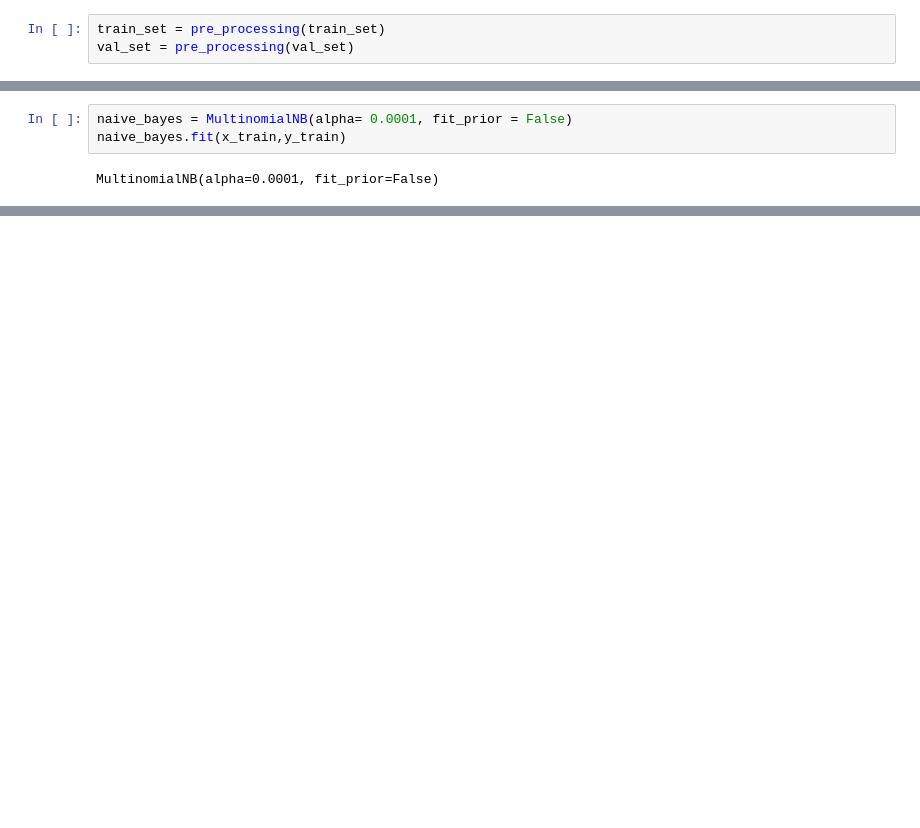
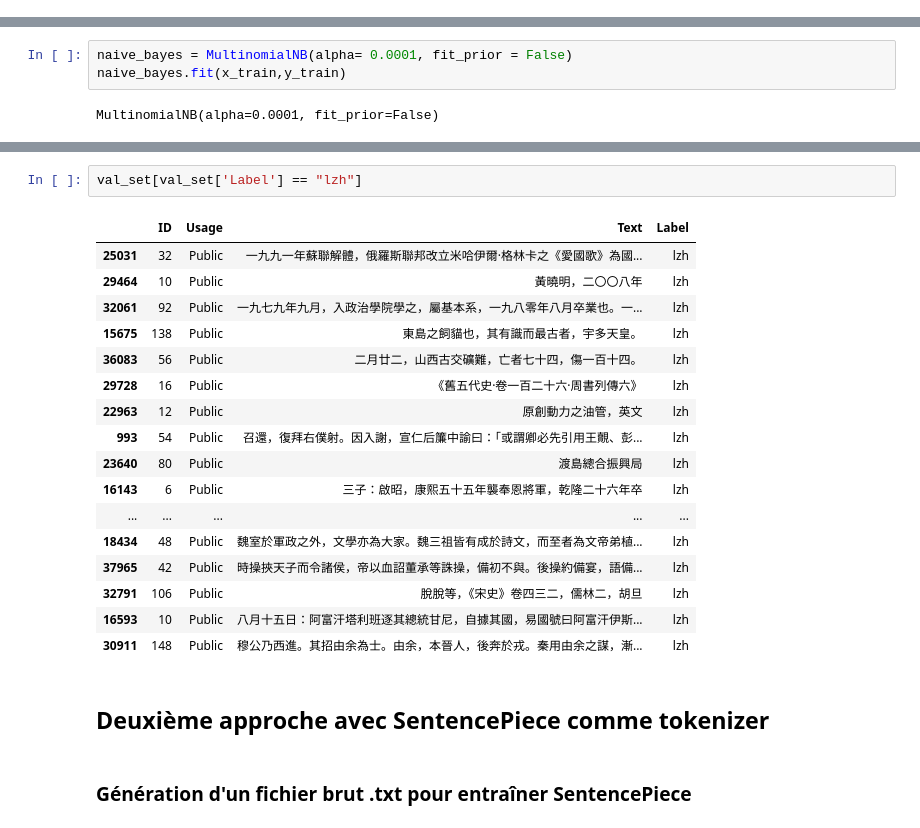
Before and after one commit to paullebolloch/kaggle_nlp, a Jupyter notebook: version_hippo.ipynb, the cells around one changed output, grey strips where cells are left out. Drawn from its saved outputs; the diff is of its cells as text; blank space fills up the shorter version.

```diff
--- a/version_hippo.ipynb
+++ b/version_hippo.ipynb
@@ -163,5 +177,2 @@ def pre_processing(df):
 
     return df
-# %%
-train_set = pre_processing(train_set)
-val_set = pre_processing(val_set)
@@ -213,0 +265,24 @@ Il faut supprimer toute la ponctuation, les chiffres, les parenthèses, les lien
+# %%
+val_set[val_set['Label'] == "lzh"]
+# %% [output]
+|  | ID | Usage | Text | Label |
+| 25031 | 32 | Public | 一九九一年蘇聯解體，俄羅斯聯邦改立米哈伊爾·格林卡之《愛國歌》為國... | lzh |
+| 29464 | 10 | Public | 黃曉明，二〇〇八年 | lzh |
+| 32061 | 92 | Public | 一九七九年九月，入政治學院學之，屬基本系，一九八零年八月卒業也。一... | lzh |
+| 15675 | 138 | Public | 東島之飼貓也，其有識而最古者，宇多天皇。 | lzh |
+| 36083 | 56 | Public | 二月廿二，山西古交礦難，亡者七十四，傷一百十四。 | lzh |
+| 29728 | 16 | Public | 《舊五代史·卷一百二十六·周書列傳六》 | lzh |
+| 22963 | 12 | Public | 原創動力之油管，英文 | lzh |
+| 993 | 54 | Public | 召還，復拜右僕射。因入謝，宣仁后簾中諭曰：「或謂卿必先引用王覿、彭... | lzh |
+| 23640 | 80 | Public | 渡島總合振興局 | lzh |
+| 16143 | 6 | Public | 三子：啟昭，康熙五十五年襲奉恩將軍，乾隆二十六年卒 | lzh |
+| ... | ... | ... | ... | ... |
+| 18434 | 48 | Public | 魏室於軍政之外，文學亦為大家。魏三祖皆有成於詩文，而至者為文帝弟植... | lzh |
+| 37965 | 42 | Public | 時操挾天子而令諸侯，帝以血詔董承等誅操，備初不與。後操約備宴，語備... | lzh |
+| 32791 | 106 | Public | 脫脫等，《宋史》卷四三二，儒林二，胡旦 | lzh |
+| 16593 | 10 | Public | 八月十五日：阿富汗塔利班逐其總統甘尼，自據其國，易國號曰阿富汗伊斯... | lzh |
+| 30911 | 148 | Public | 穆公乃西進。其招由余為士。由余，本晉人，後奔於戎。秦用由余之謀，漸... | lzh |
+# %% [markdown]
+## Deuxième approche avec SentencePiece comme tokenizer
+# %% [markdown]
+### Génération d'un fichier brut .txt pour entraîner SentencePiece
```
Also changed, not shown: parts of 30 cells of this notebook.
